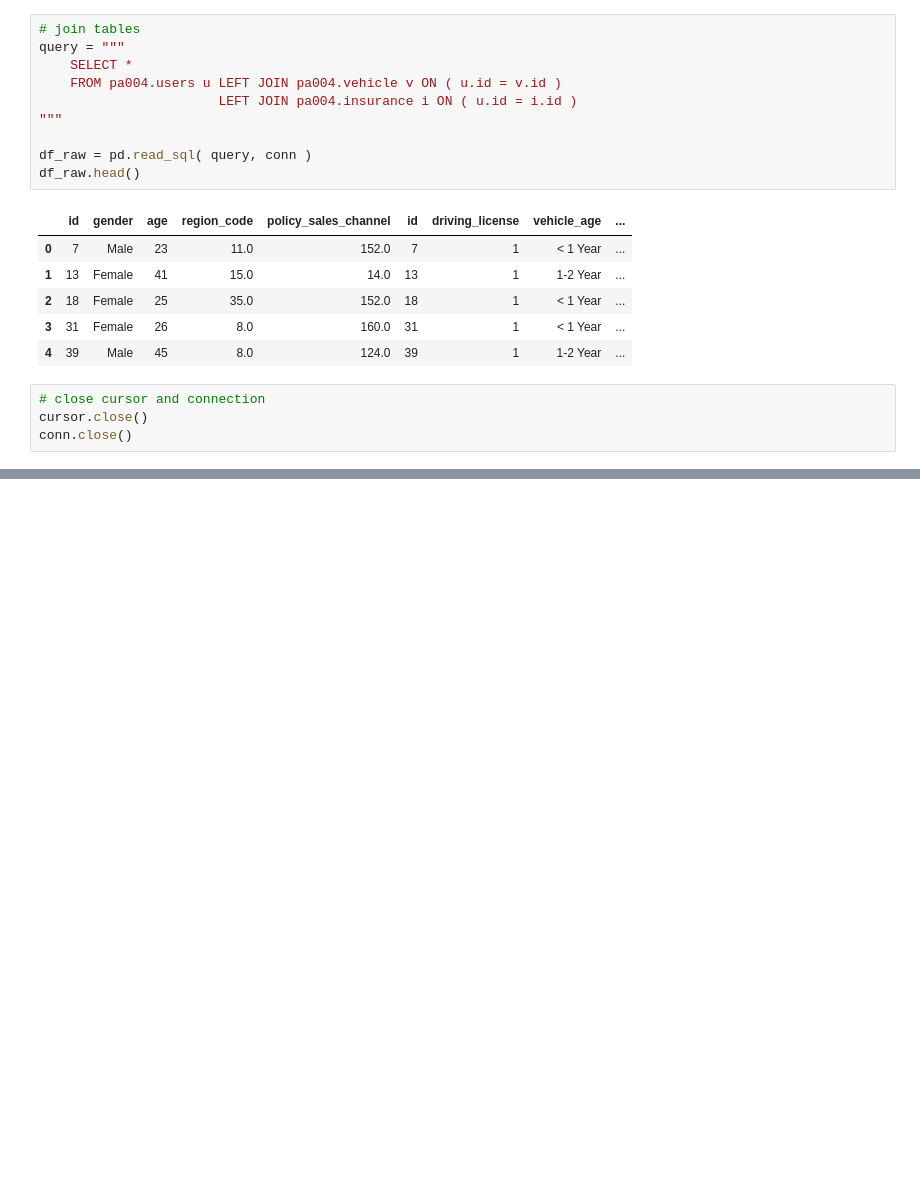
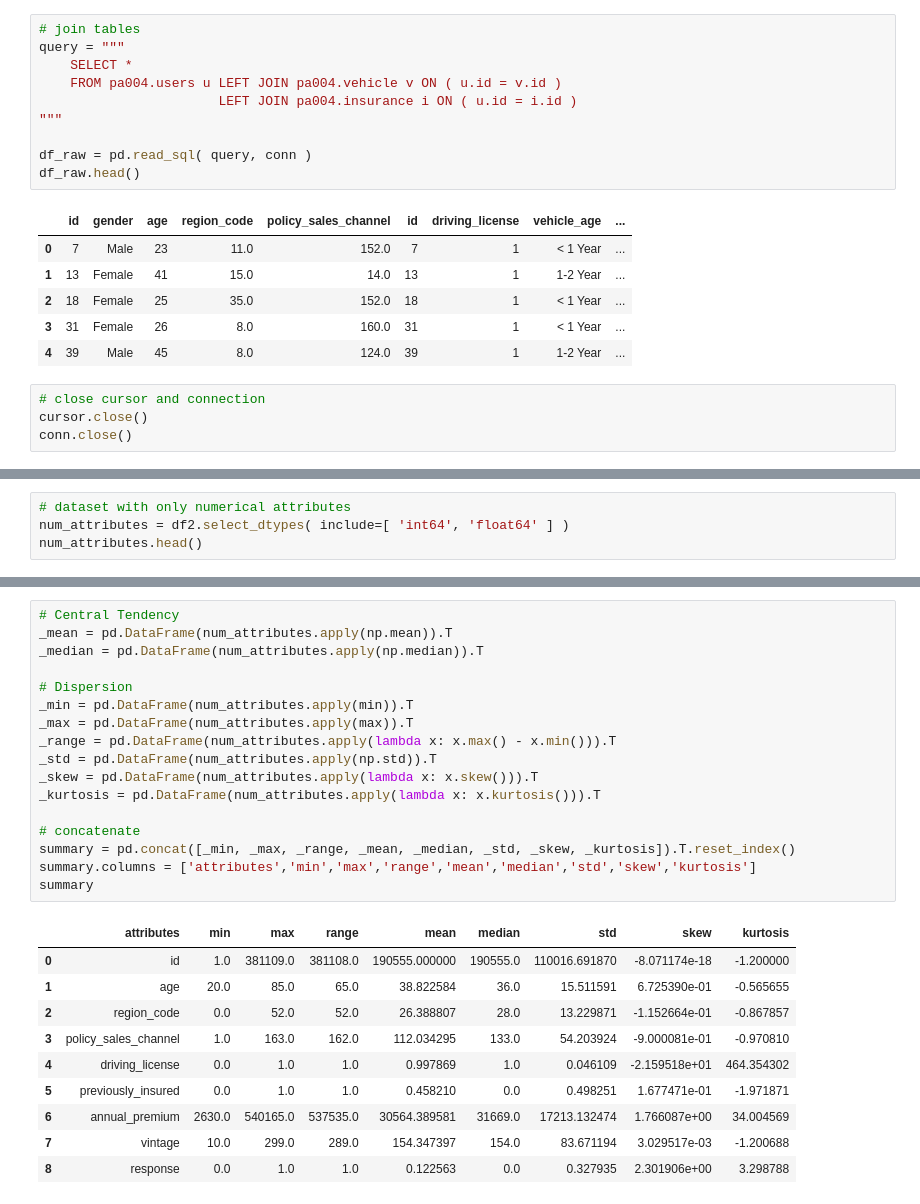
Before and after one commit to Gutscs/Health-Insurance-Cross-Sell, a Jupyter notebook: HealthInsurance.ipynb, the cells around one changed output, grey strips where cells are left out. Saved outputs shown, nothing was run; the diff lists cells and outputs as text; blank space fills up the shorter version.

```diff
--- a/HealthInsurance.ipynb
+++ b/HealthInsurance.ipynb
@@ -192,0 +306,4 @@ conn.close()
+# %%
+# dataset with only numerical attributes
+num_attributes = df2.select_dtypes( include=[ 'int64', 'float64' ] )
+num_attributes.head()
@@ -192,0 +317,28 @@ conn.close()
+# %%
+# Central Tendency
+_mean = pd.DataFrame(num_attributes.apply(np.mean)).T
+_median = pd.DataFrame(num_attributes.apply(np.median)).T
+
+# Dispersion
+_min = pd.DataFrame(num_attributes.apply(min)).T
+_max = pd.DataFrame(num_attributes.apply(max)).T
+_range = pd.DataFrame(num_attributes.apply(lambda x: x.max() - x.min())).T
+_std = pd.DataFrame(num_attributes.apply(np.std)).T
+_skew = pd.DataFrame(num_attributes.apply(lambda x: x.skew())).T
+_kurtosis = pd.DataFrame(num_attributes.apply(lambda x: x.kurtosis())).T
+
+# concatenate
+summary = pd.concat([_min, _max, _range, _mean, _median, _std, _skew, _kurtosis]).T.reset_index()
+summary.columns = ['attributes','min','max','range','mean','median','std','skew','kurtosis']
+summary
+# %% [output]
+|  | attributes | min | max | range | mean | median | std | skew | kurtosis |
+| 0 | id | 1.0 | 381109.0 | 381108.0 | 190555.000000 | 190555.0 | 110016.691870 | -8.071174e-18 | -1.200000 |
+| 1 | age | 20.0 | 85.0 | 65.0 | 38.822584 | 36.0 | 15.511591 | 6.725390e-01 | -0.565655 |
+| 2 | region_code | 0.0 | 52.0 | 52.0 | 26.388807 | 28.0 | 13.229871 | -1.152664e-01 | -0.867857 |
+| 3 | policy_sales_channel | 1.0 | 163.0 | 162.0 | 112.034295 | 133.0 | 54.203924 | -9.000081e-01 | -0.970810 |
+| 4 | driving_license | 0.0 | 1.0 | 1.0 | 0.997869 | 1.0 | 0.046109 | -2.159518e+01 | 464.354302 |
+| 5 | previously_insured | 0.0 | 1.0 | 1.0 | 0.458210 | 0.0 | 0.498251 | 1.677471e-01 | -1.971871 |
+| 6 | annual_premium | 2630.0 | 540165.0 | 537535.0 | 30564.389581 | 31669.0 | 17213.132474 | 1.766087e+00 | 34.004569 |
+| 7 | vintage | 10.0 | 299.0 | 289.0 | 154.347397 | 154.0 | 83.671194 | 3.029517e-03 | -1.200688 |
+| 8 | response | 0.0 | 1.0 | 1.0 | 0.122563 | 0.0 | 0.327935 | 2.301906e+00 | 3.298788 |
```
Also changed, not shown: parts of 42 cells of this notebook.
